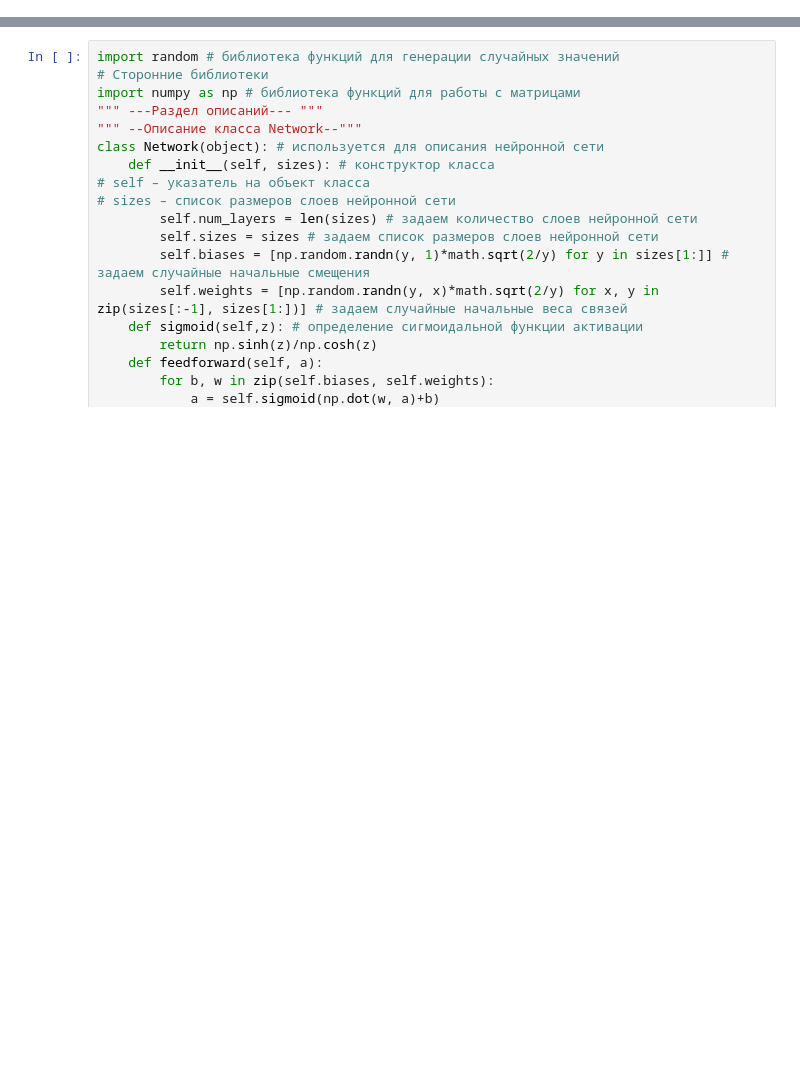
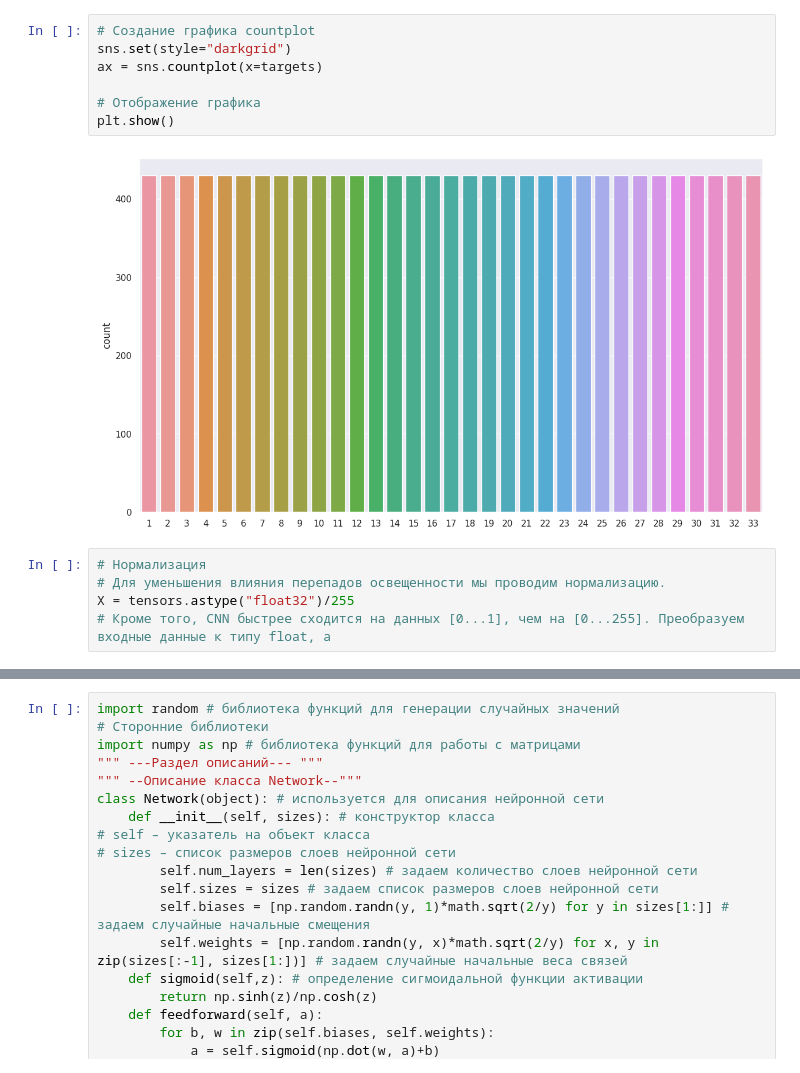
Before and after one commit to MorozovDesu/neural_network_technologies, a Jupyter notebook: 2_Лаба_Нейросетевые_технологии_без_keras.ipynb, the cells around one changed output, grey strips where cells are left out. Drawn from its saved outputs; the diff is of its cells as text; blank space fills up the shorter version.

```diff
--- a/2_Лаба_Нейросетевые_технологии_без_keras.ipynb
+++ b/2_Лаба_Нейросетевые_технологии_без_keras.ipynb
@@ -2,0 +107,14 @@
+# %%
+# Создание графика countplot
+sns.set(style="darkgrid")
+ax = sns.countplot(x=targets)
+
+# Отображение графика
+plt.show()
+# %% [output]
+[figure, added]
+# %%
+# Нормализация
+# Для уменьшения влияния перепадов освещенности мы проводим нормализацию.
+X = tensors.astype("float32")/255
+# Кроме того, CNN быстрее сходится на данных [0...1], чем на [0...255]. Преобразуем входные данные к типу float, а
```
Also changed, not shown: parts of 14 cells of this notebook.
